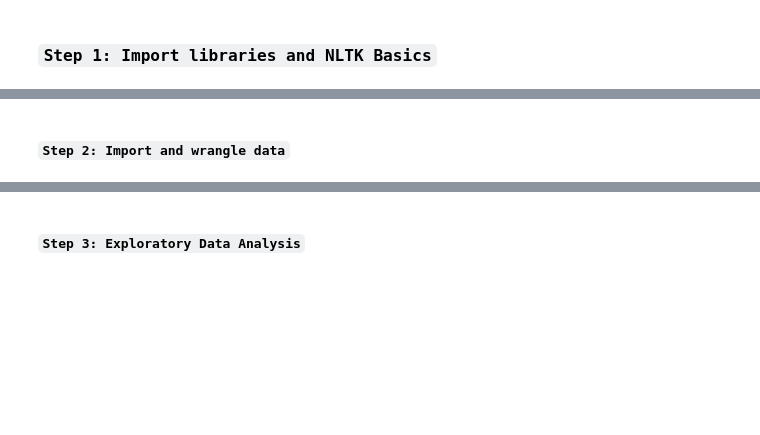
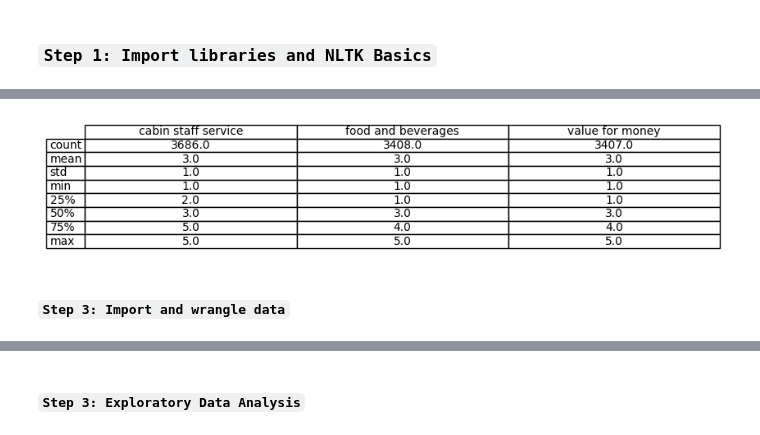
Before and after one commit to Ukomah/Customer-sentiment-analysis-for-british-airways-reviews, a Jupyter notebook: ba_reviews_analysis.ipynb, the cells around one changed output, grey strips where cells are left out. Saved outputs shown, nothing was run; the diff lists cells and outputs as text; code cells hidden in the pictures; blank space fills up the shorter version.

```diff
--- a/ba_reviews_analysis.ipynb
+++ b/ba_reviews_analysis.ipynb
@@ -13,0 +16,7 @@ from nltk.tokenize import word_tokenize
+# %%
+# Having a generic view fo the data befroe cleaning.
+df_raw = pd.read_csv("ba_reviews.csv")
+print(df_raw.describe().round())
+print(df_raw.shape)
+
+df_raw.head()
@@ -14,5 +40,19 @@ from nltk.tokenize import word_tokenize
+# %%
+summary = df_raw.describe().round()
+
+# Plot the summary statistics
+fig, ax = plt.subplots(figsize=(10, 2))  # Set the size of the figure
+ax.axis('tight')
+ax.axis('off')
+the_table = ax.table(cellText=summary.values, colLabels=summary.columns, rowLabels=summary.index, cellLoc='center', loc='center')
+
+# Save the table as an image
+plt.savefig('img/df_describe_output.png', bbox_inches='tight', pad_inches=0.1)
+# plt.show()
+# %% [output]
+[figure, added]
 # %% [markdown]
-#### `Step 2: Import and wrangle data`
+#### `Step 3: Import and wrangle data`
 # %%
 # wrangle function
 def wrangle(data_path):
```
Also changed, not shown: parts of 8 cells of this notebook.
